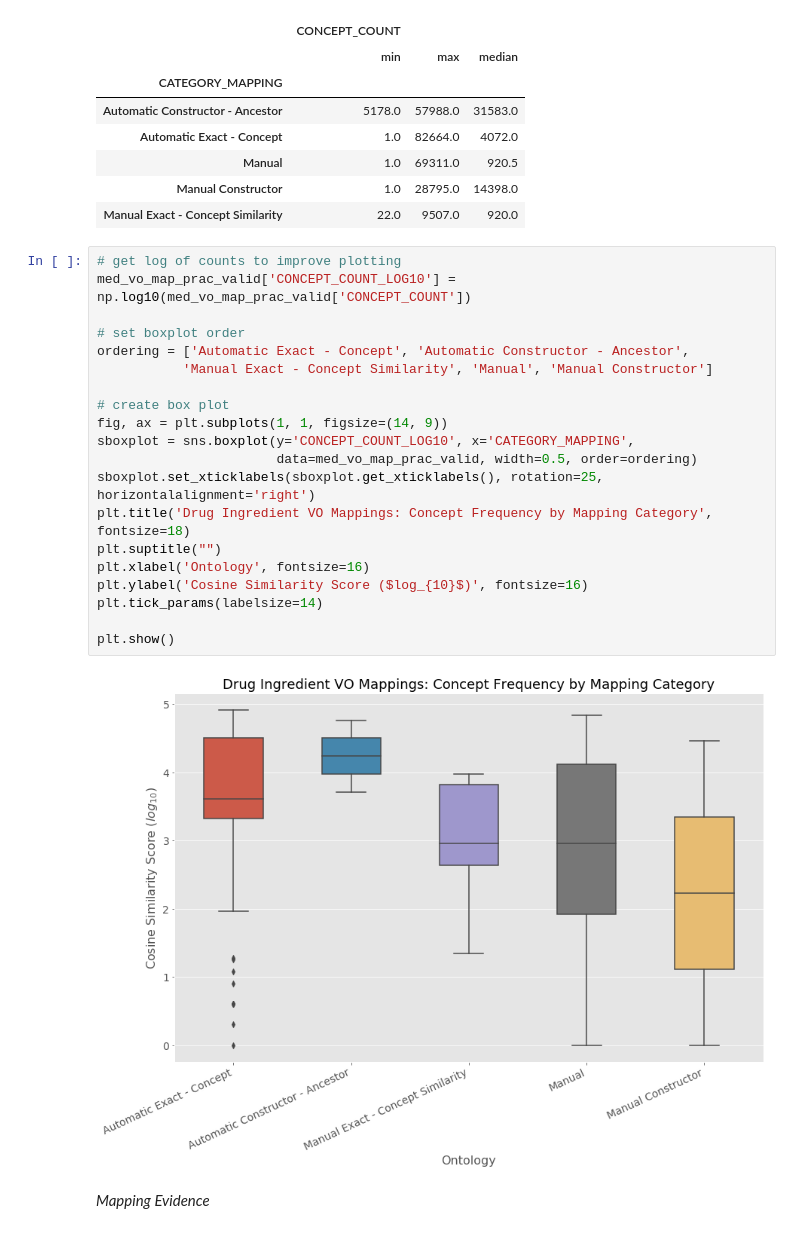
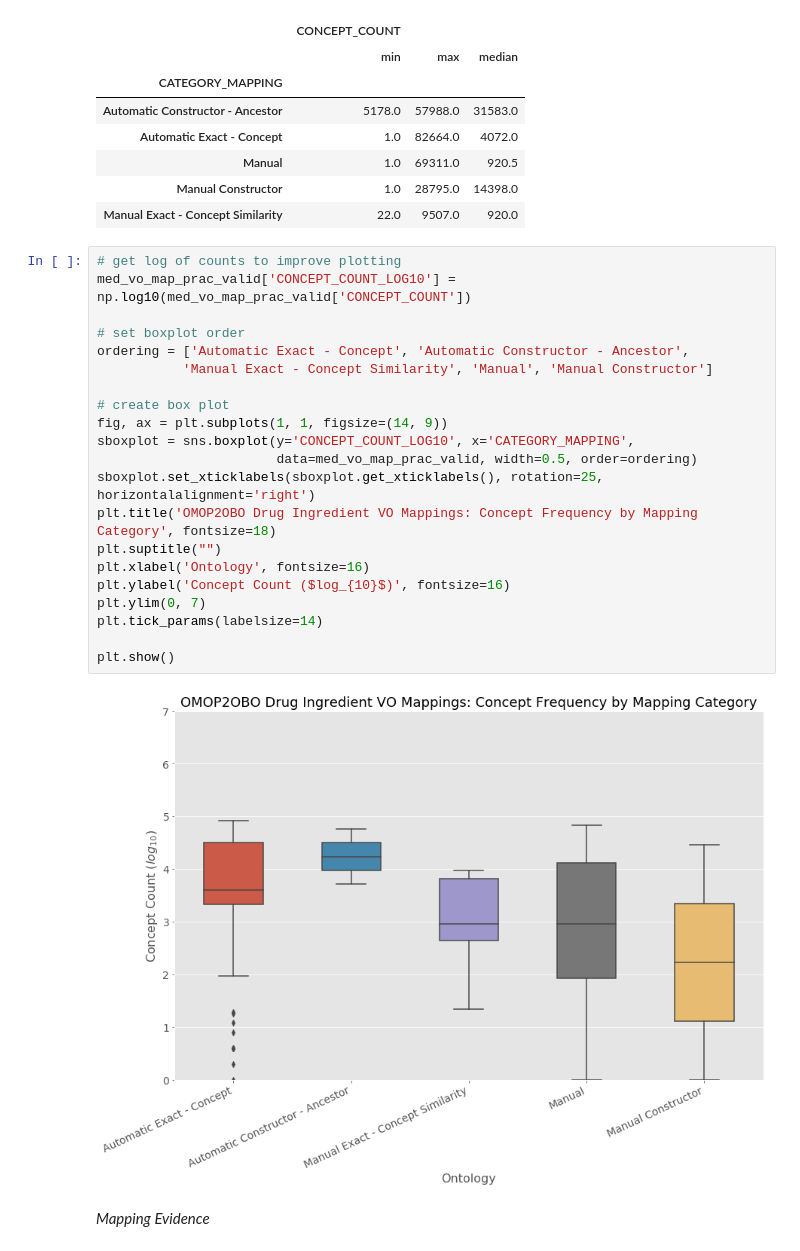
Before and after one commit to callahantiff/OMOP2OBO, a Jupyter notebook: resources/analyses/omop2obo_manuscript_analyses.ipynb, the cells around one changed output. Drawn from its saved outputs; the diff is of its cells as text.

```diff
--- a/resources/analyses/omop2obo_manuscript_analyses.ipynb
+++ b/resources/analyses/omop2obo_manuscript_analyses.ipynb
@@ -3200,25 +3390,26 @@ med_vo_map_prac_valid.groupby('CATEGORY_MAPPING').agg({'CONCEPT_COUNT': ['min',
 # %%
 # get log of counts to improve plotting
 med_vo_map_prac_valid['CONCEPT_COUNT_LOG10'] = np.log10(med_vo_map_prac_valid['CONCEPT_COUNT'])
 
 # set boxplot order
 ordering = ['Automatic Exact - Concept', 'Automatic Constructor - Ancestor',
            'Manual Exact - Concept Similarity', 'Manual', 'Manual Constructor']
 
 # create box plot
 fig, ax = plt.subplots(1, 1, figsize=(14, 9))
 sboxplot = sns.boxplot(y='CONCEPT_COUNT_LOG10', x='CATEGORY_MAPPING',
                        data=med_vo_map_prac_valid, width=0.5, order=ordering)
 sboxplot.set_xticklabels(sboxplot.get_xticklabels(), rotation=25, horizontalalignment='right')
-plt.title('Drug Ingredient VO Mappings: Concept Frequency by Mapping Category', fontsize=18)
+plt.title('OMOP2OBO Drug Ingredient VO Mappings: Concept Frequency by Mapping Category', fontsize=18)
 plt.suptitle("")
 plt.xlabel('Ontology', fontsize=16)
-plt.ylabel('Cosine Similarity Score ($log_{10}$)', fontsize=16)
+plt.ylabel('Concept Count ($log_{10}$)', fontsize=16)
+plt.ylim(0, 7)
 plt.tick_params(labelsize=14)
 
 plt.show()
 # %% [output]
-[figure, old version]
+[figure, new version]
 # %% [markdown]
 *Mapping Evidence*
 # %%
```
Also changed, not shown: parts of 239 cells of this notebook.
